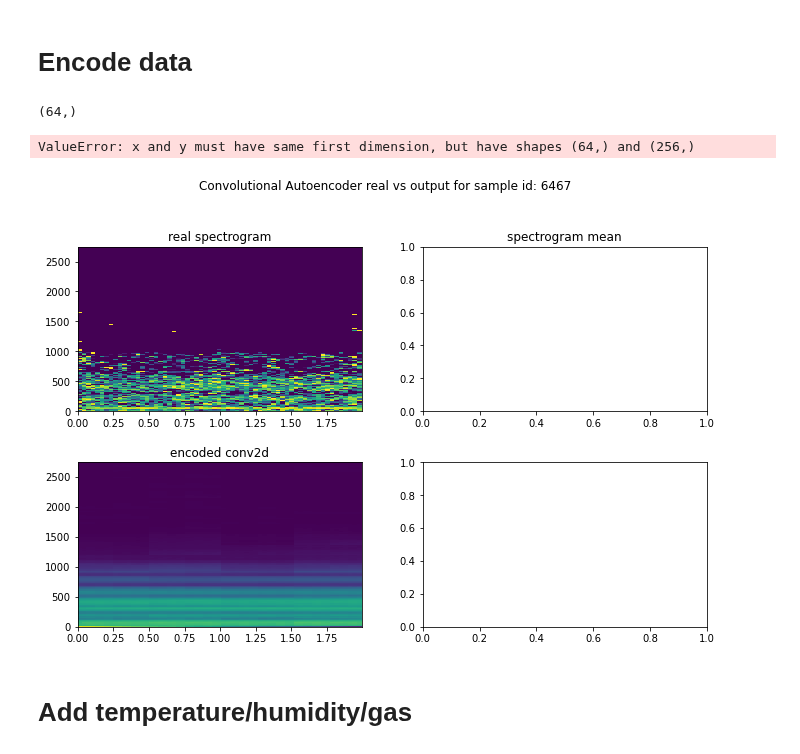
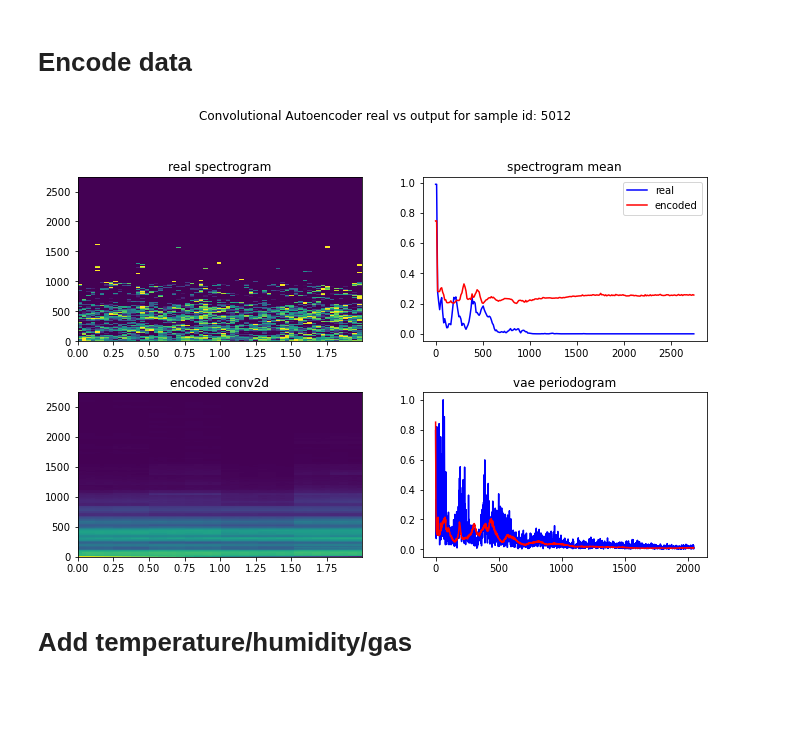
Before and after one commit to tymons/buzz-models, a Jupyter notebook: notebooks/autoencoder.ipynb, the cells around one changed output. Drawn from its saved outputs; the diff is of its cells as text; code cells hidden in the pictures; blank space fills up the shorter version.

```diff
--- a/notebooks/autoencoder.ipynb
+++ b/notebooks/autoencoder.ipynb
@@ -139,6 +124,7 @@ got full dataset of 7033 sound samples
 Here we perform scaling standarization etc.
 # %%
 import pandas as pd
+
 from sklearn.preprocessing import StandardScaler, MinMaxScaler
 
 sc = StandardScaler()
@@ -170,13 +156,12 @@ print('done.')
 end_frequency = 2048
 print(f'preparing truncated periodograms ({end_frequency})', end=' ')
 periodograms = [hive_data['freq']['periodogram']['samples'][:end_frequency] for hive_data in hives_data]
-standarized_periodograms = StandardScaler().fit_transform(periodograms)
-scaled_periodograms = MinMaxScaler().fit_transform(standarized_periodograms)
+# scaled_periodograms = MinMaxScaler().fit_transform(periodograms)
 print('done.')
 
-sounds = list(zip(scaled_spectrogram, mfccs, scaled_spectrograms_means, scaled_periodograms, datetimes, names))
+sounds = list(zip(scaled_spectrogram, mfccs, scaled_spectrograms_means, periodograms, datetimes, names))
 
-sounds_data = pd.DataFrame(sounds, columns=['spectrogram', 'mfccs', 'spectrogram_mean', 'periodogram2', 'datetime', 'name'])
+sounds_data = pd.DataFrame(sounds, columns=['spectrogram', 'mfccs', 'spectrogram_mean', 'periodogram', 'datetime', 'name'])
 sounds_data['datetime'] = pd.to_datetime(sounds_data['datetime'])
 sounds_hive_data = sounds_data[sounds_data['name'] == hive_under_analysis]
 
@@ -204,14 +189,10 @@ PATH = 'basic_ae.pth'
 modelBasicAE = BasicAutoencoder().to(device)
 
 if TRAIN_MODEL:
-    ae_basic_train, ae_basic_val = prepare_dataset1d(sounds_hive_data['spectrogram_mean'], train_ratio=0.8)
-
-    dl_aebasic_train = tdata.DataLoader(ae_basic_train, batch_size=32, shuffle=True)
-    dl_aebasic_val = tdata.DataLoader(ae_basic_val, batch_size=32, shuffle=True)
-
+    train_dataloader, val_dataloader = prepare_dataset1d(sounds_hive_data['spectrogram_mean'], train_ratio=0.8, batch_size=64)
     modelBasicAE = train_model(modelBasicAE,
                            learning_rate=1e-3, weight_decay=1e-5, num_epochs=10, patience=20,
-                           dataloader_train=dl_aebasic_train, dataloader_val=dl_aebasic_val,
+                           dataloader_train=train_dataloader, dataloader_val=val_dataloader,
                            checkpoint_name=PATH)
 else:
     if os.path.isfile(PATH) and os.access(PATH, os.R_OK):
@@ -267,7 +298,6 @@ import matplotlib.pyplot as plt
 import random
 import torch
 from scipy.io import wavfile
-
 
 # read just sample file as probably all has the same sampling rate
 sample_rate, samples = wavfile.read('C:\\Users\\tymot\\projects\\001.smartula\\smartula-analysis\\smartula-analysis'
@@ -276,40 +306,53 @@ idx = random.randint(0, len(hives_data) - 1)
 with torch.no_grad():
     modelConvAE.eval()
     modelBasicAE.eval()
+    modelVAE.eval()
 
     fig, axs = plt.subplots(2, 2, figsize=(10,7))
     fig.suptitle(f'Convolutional Autoencoder real vs output for sample id: {idx}')
     fig.tight_layout(pad = 3.0)
 
     frequencies = librosa.fft_frequencies(sr=sample_rate, n_fft=nfft)
     freq_slice = np.where((frequencies < fmax))
     frequencies = frequencies[freq_slice]
     times = (np.arange(0, scaled_spectrogram[idx].shape[1])*hop_len)/sample_rate
     elem = scaled_spectrogram[idx]
     elem = elem[None, None,: ,:]
     elem = torch.Tensor(elem).to(device)
 
     elem_mean = scaled_spectrograms_means[idx]
     elem_mean = elem_mean[None, :]
     elem_mean = torch.Tensor(elem_mean).to(device)
 
     axs[0][0].set_title('real spectrogram')
     axs[0][0].pcolormesh(times, frequencies, scaled_spectrogram[idx])
     axs[1][0].set_title('encoded conv2d')
     axs[1][0].pcolormesh(times, frequencies, modelConvAE(elem.to(device)).cpu().numpy().squeeze())
 
     # Get just one sample for the frequencies
-    freqs = hives_data[0]['freq']['spectrogram']['frequencies']
+    freqs = hives_data[idx]['freq']['spectrogram']['frequencies']
+    periodogram_df = hives_data[idx]['freq']['periodogram']
+    scaled_samples = periodogram_df['samples'][:end_frequency]
+    scaled_samples -= scaled_samples.min()
+    scaled_samples /= scaled_samples.max()
+
     axs[0][1].set_title('spectrogram mean')
     axs[0][1].plot(freqs, scaled_spectrograms_means[idx], label='real', color='blue')
     axs[0][1].plot(freqs, modelBasicAE(elem_mean).cpu().numpy().squeeze(), label='encoded', color='red')
     axs[0][1].legend()
+    axs[1][1].set_title('vae periodogram')
+    axs[1][1].plot(periodogram_df['frequencies'][:end_frequency],
+                   scaled_samples, label='real', color='blue')
+    input_data = periodogram_df['samples'][:end_frequency]
+    input_data = torch.Tensor(input_data).to(device)
+    input_data = input_data[None, :]
+    output, _, _ = modelVAE(input_data[0])
+    axs[1][1].plot(periodogram_df['frequencies'][:end_frequency],
+                  output.cpu().numpy(), label='encoded', color='red')
 
     plt.show()
 # %% [output]
-(64,)
-ValueError: x and y must have same first dimension, but have shapes (64,) and (256,)
-[figure, old version]
+[figure, new version]
 # %% [markdown]
 # Add temperature/humidity/gas
 # %%
```
Also changed, not shown: parts of 10 cells of this notebook, 5 other files.
